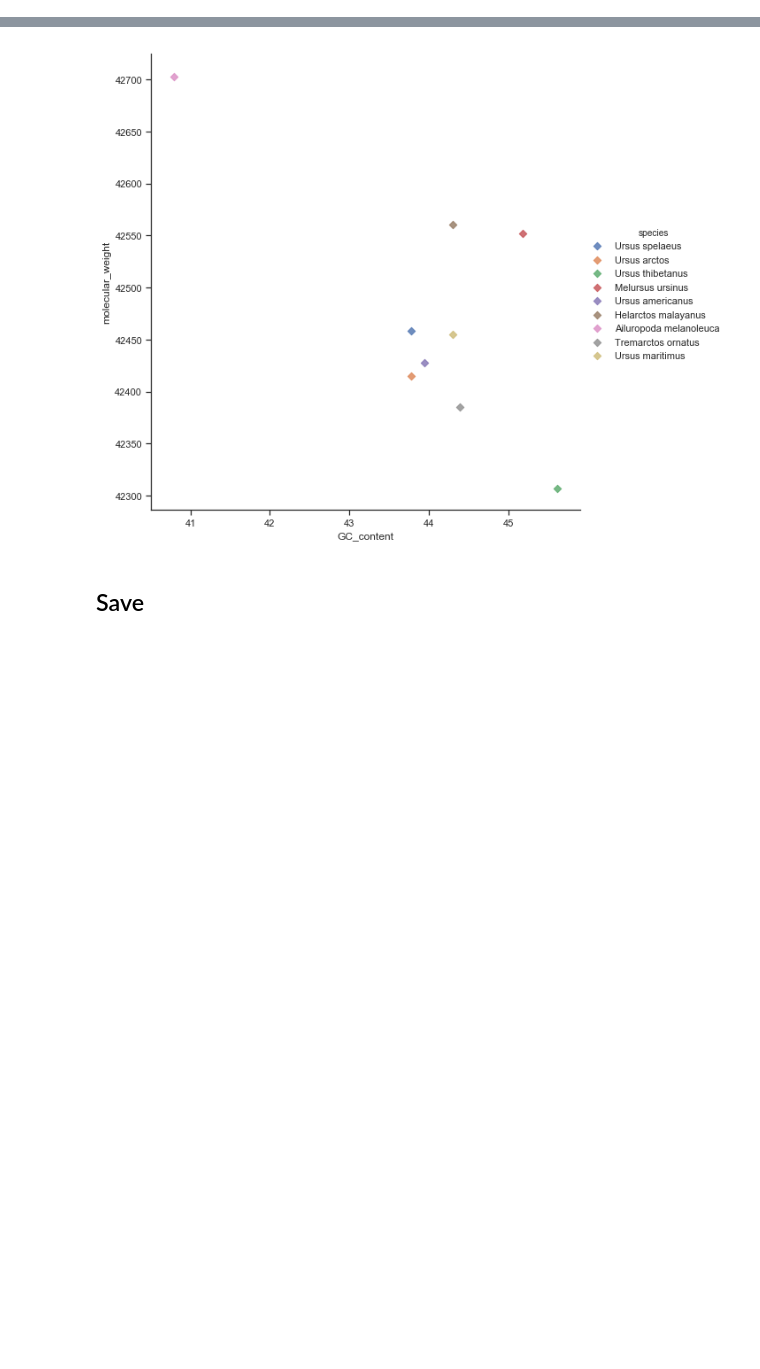
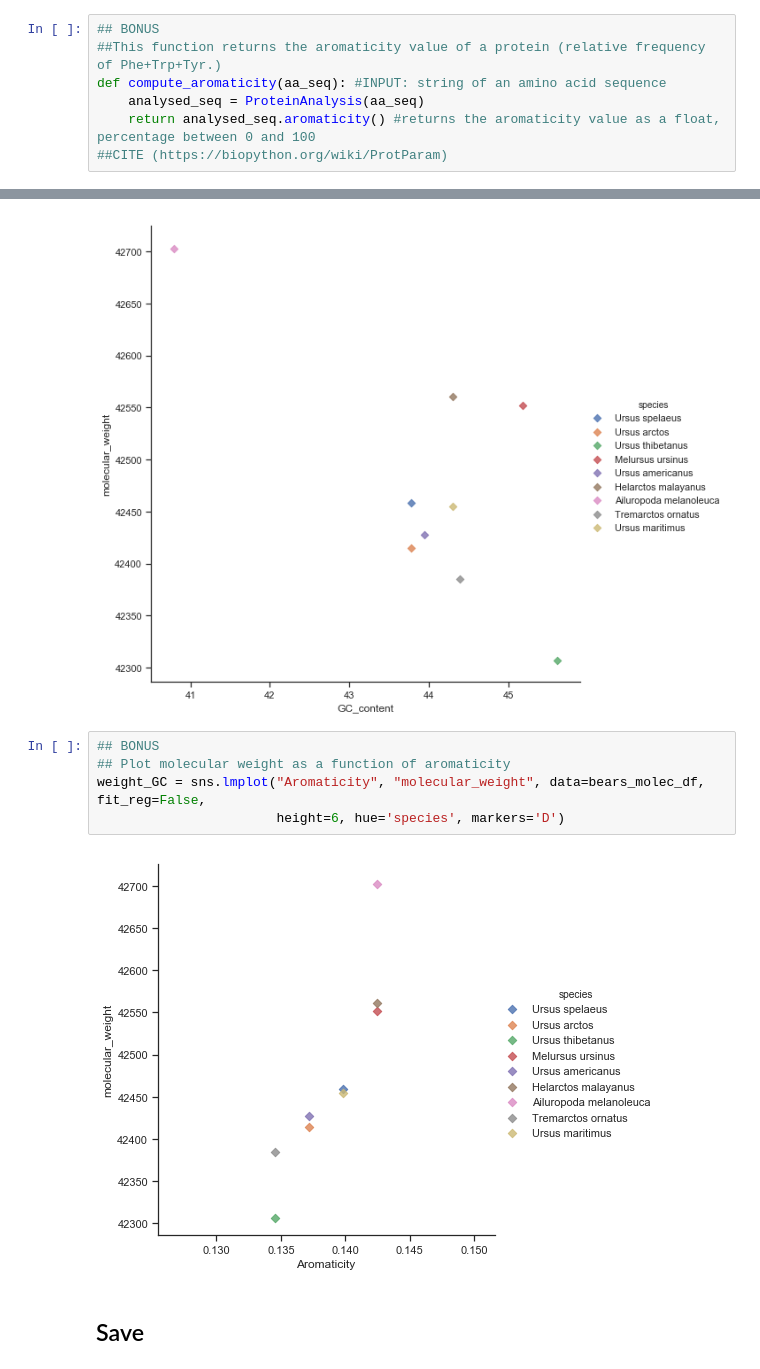
Before and after one commit to tnessel/NesseBCB546X-Python-Assignment, a Jupyter notebook: scripts/Nessel-Assignment-Notebook.ipynb, the cells around one changed output, grey strips where cells are left out. Saved outputs shown, nothing was run; the diff lists cells and outputs as text; blank space fills up the shorter version.

```diff
--- a/scripts/Nessel-Assignment-Notebook.ipynb
+++ b/scripts/Nessel-Assignment-Notebook.ipynb
@@ -64,6 +64,13 @@ def compute_molecular_weight(aa_seq): #INPUT: string of an amino acid sequence,
 def compute_GC_content(DNA_seq): #INPUT: string of an amino acid sequence, must be only amino acids
     return GC(DNA_seq) #returns the GC content as a float, percentage between 0 and 100
 ## (cite: http://biopython.org/DIST/docs/api/Bio.SeqUtils-module.html)
+# %%
+## BONUS
+##This function returns the aromaticity value of a protein (relative frequency of Phe+Trp+Tyr.)
+def compute_aromaticity(aa_seq): #INPUT: string of an amino acid sequence
+    analysed_seq = ProteinAnalysis(aa_seq)
+    return analysed_seq.aromaticity() #returns the aromaticity value as a float, percentage between 0 and 100
+##CITE (https://biopython.org/wiki/ProtParam)
 # %% [markdown]
 ## MAIN
 # %%
@@ -134,6 +146,13 @@ weight_GC = sns.lmplot("GC_content", "molecular_weight", data=bears_molec_df, fi
                        height=8, hue='species', markers='D')
 # %% [output]
 [figure]
+# %%
+## BONUS
+## Plot molecular weight as a function of aromaticity
+weight_GC = sns.lmplot("Aromaticity", "molecular_weight", data=bears_molec_df, fit_reg=False,
+                       height=6, hue='species', markers='D')
+# %% [output]
+[figure, added]
 # %% [markdown]
 ## Save
 # %%
```
Also changed, not shown: parts of 2 cells of this notebook.
